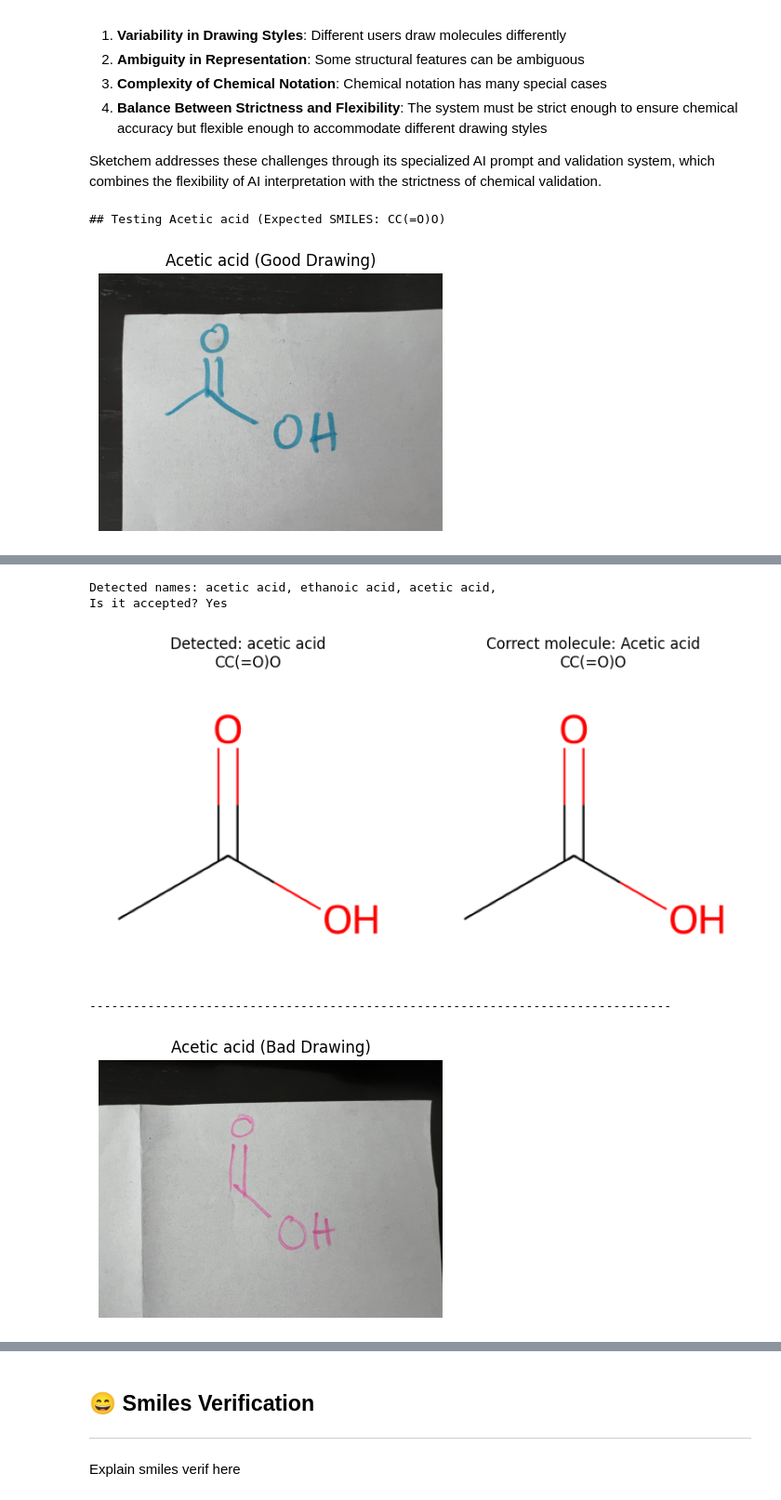
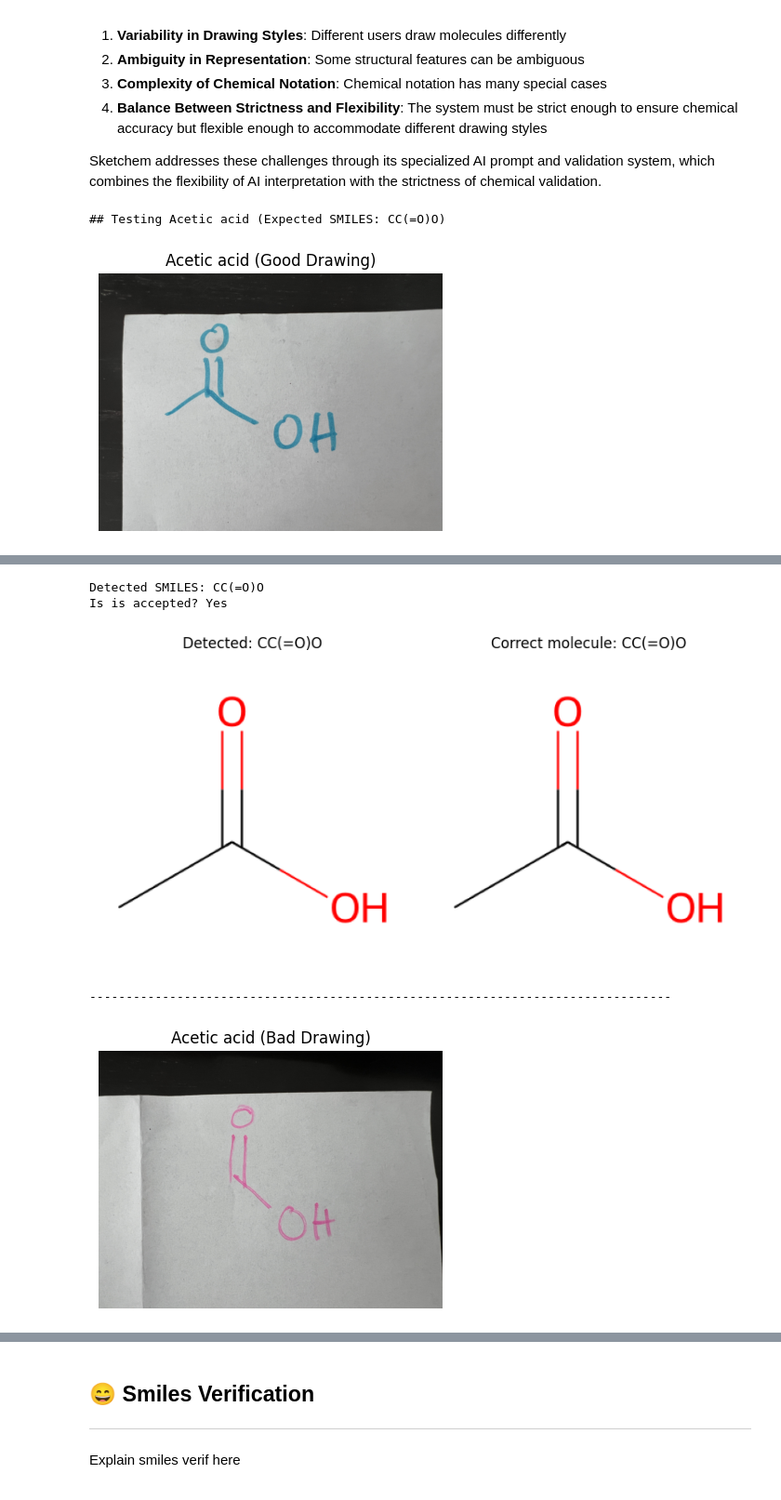
Before and after one commit to axelbrunetta/sketchem, a Jupyter notebook: notebooks/sketchem_project_report.ipynb, the cells around one changed output, grey strips where cells are left out. Shown at 93% size. Saved outputs shown, nothing was run; the diff lists cells and outputs as text; code cells hidden in the pictures.

```diff
--- a/notebooks/sketchem_project_report.ipynb
+++ b/notebooks/sketchem_project_report.ipynb
@@ -211,56 +236,40 @@ for name, smiles in sample_molecules.items():
                 image_bytes = f.read()
 
             # Get detected molecule -> results will vary
-            detected_response = get_molecule_with_ai(api_key, image_bytes, smiles, jupyternb=True)
+            detected_smiles = get_molecule_with_ai(api_key, image_bytes, smiles, jupyternb=True)
+            print(f"Detected SMILES: {detected_smiles.text.strip()}")
 
-            # Display the detected molecule names
-            if detected_response and hasattr(detected_response, 'text'):
-                detected_names = detected_response.text.strip().split('\n')
-                names_text = detected_response.text.replace("\n", ", ")
-                print(f"Detected names: {names_text}")
+            #Is the detected molecule the same as the target molecule? -> see SMILES verification in next section
+            print("Is is accepted?" + " " + "Yes" if validate_drawing_with_ai(detected_smiles, smiles, 0.85) else "Is is accepted?" + " " + "No")
+            detected_smiles = detected_smiles.text.strip()
 
+            # Display detected and expected molecules side by side
+            if detected_smiles and detected_smiles != "INVALID_STRUCTURE":
+                try:
+                    # Create a figure with two subplots side by side
+                    fig, (ax1, ax2) = plt.subplots(1, 2, figsize=(8, 4))
 
-                # Check if the drawing is accepted
-                is_accepted = validate_drawing_with_ai(detected_response, smiles, 0.85, jupyternb=True)
-                print(f"Is it accepted? {'Yes' if is_accepted else 'No'}")
+                    # Display detected molecule
+                    mol1 = Chem.MolFromSmiles(detected_smiles)
+                    img1 = Draw.MolToImage(mol1, size=(300, 300))
+                    ax1.imshow(img1)
+                    ax1.axis('off')
+                    ax1.set_title(f"Detected: {detected_smiles}")
 
-                # If at least one name was found, try to display the molecules side by side
-                if detected_names and detected_names[0].strip() and detected_names[0] != "INVALID_STRUCTURE":
-                    try:
-                        import pubchempy as pcp
+                    # Display correct molecule
+                    mol2 = Chem.MolFromSmiles(smiles)
+                    img2 = Draw.MolToImage(mol2, size=(300, 300))
+                    ax2.imshow(img2)
+                    ax2.axis('off')
+                    ax2.set_title(f"Correct molecule: {smiles}")
 
-                        # Get SMILES for the first detected name
-                        compounds = pcp.get_compounds(detected_names[0], 'name')
-                        if compounds:
-                            detected_smiles = compounds[0].canonical_smiles
-
-                            # Create a figure with two subplots side by side
-                            fig, (ax1, ax2) = plt.subplots(1, 2, figsize=(8, 4))
-
-                            # Display detected molecule
-                            mol1 = Chem.MolFromSmiles(detected_smiles)
-                            img1 = Draw.MolToImage(mol1, size=(300, 300))
-                            ax1.imshow(img1)
-                            ax1.axis('off')
-                            ax1.set_title(f"Detected: {detected_names[0]}\n{detected_smiles}")
-
-                            # Display correct molecule
-                            mol2 = Chem.MolFromSmiles(smiles)
-                            img2 = Draw.MolToImage(mol2, size=(300, 300))
-                            ax2.imshow(img2)
-                            ax2.axis('off')
-                            ax2.set_title(f"Correct molecule: {name}\n{smiles}")
-
-                            plt.tight_layout()
-                            plt.show()
-                        else:
-                            print(f"No compound found for {detected_names[0]}")
-                    except Exception as e:
-                        print(f"Error displaying molecules: {e}")
-                else:
-                    print("Invalid structure detected or no names returned")
+                    plt.tight_layout()
+                    plt.show()
+                except Exception as e:
+                    print(f"Error displaying molecules: {e}")
+                    print(f"Detected SMILES: {detected_smiles}")
             else:
-                print("Invalid response from Gemini API")
+                print("Invalid structure detected")
             print("-" * 80)
 # %% [output]
 ## Testing Acetic acid (Expected SMILES: CC(=O)O)
@@ -270,5 +280,5 @@ for name, smiles in sample_molecules.items():
-Detected names: acetic acid, ethanoic acid, acetic acid,
-Is it accepted? Yes
+Detected SMILES: CC(=O)O
+Is is accepted? Yes
-[figure, old version]
+[figure, new version]
 --------------------------------------------------------------------------------
 [figure]
```
Also changed, not shown: parts of 8 cells of this notebook, 2 other files.
